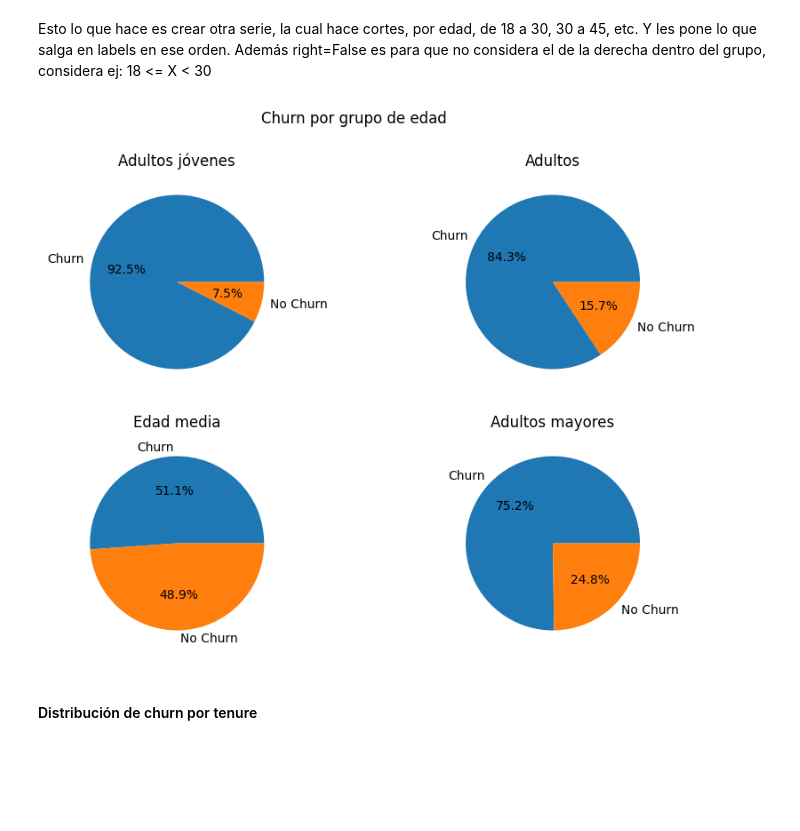
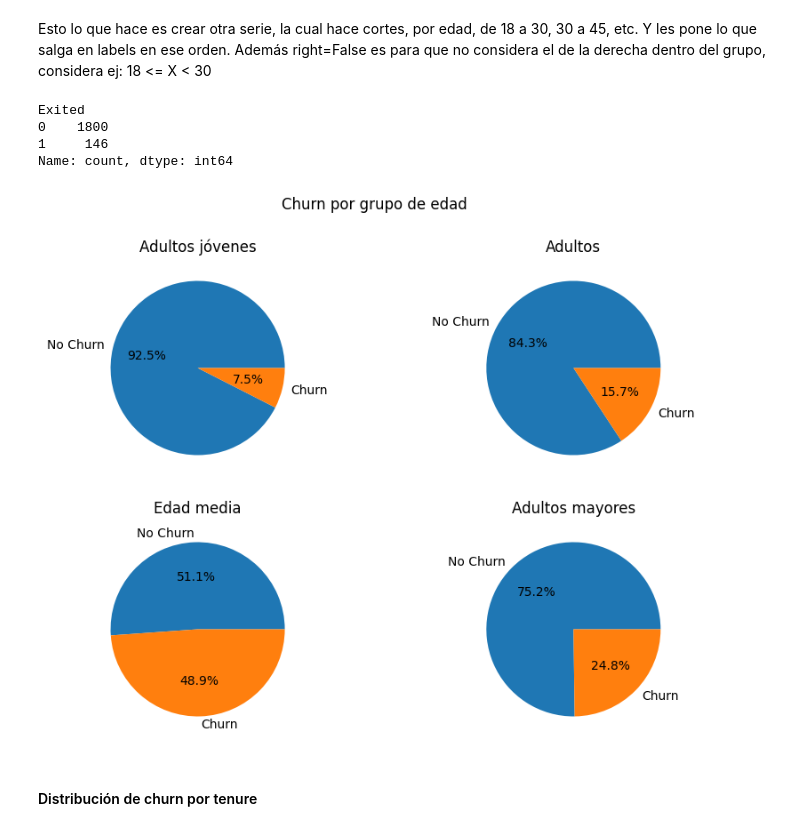
Before and after one commit to charligram/6_bank_churn, a Jupyter notebook: notebooks/01_EDA.ipynb, the cells around one changed output. Saved outputs shown, nothing was run; the diff lists cells and outputs as text; code cells hidden in the pictures; blank space fills up the shorter version.

```diff
--- a/notebooks/01_EDA.ipynb
+++ b/notebooks/01_EDA.ipynb
@@ -255,6 +255,13 @@ df_young_adult = df[df["AgeGroup"] == "Young adult"]
 df_adult = df[df["AgeGroup"] == "Adult"]
 df_middle_age = df[df["AgeGroup"] == "Middle Age"]
 df_senior = df[df["AgeGroup"] == "Senior"]
+# %%
+print(df_young_adult["Exited"].value_counts())
+# %% [output]
+Exited
+0    1800
+1     146
+Name: count, dtype: int64
 # %%
 fig, axs = plt.subplots(ncols=2, nrows=2, figsize=(10, 7))
 
@@ -263,38 +270,38 @@ fig.suptitle("Churn por grupo de edad")
 axs1 = axs[0][0]
 axs2 = axs[0][1]
 axs3 = axs[1][0]
 axs4 = axs[1][1]
 
 axs1.pie(
     df_young_adult["Exited"].value_counts(),
-    labels=["Churn", "No Churn"],
+    labels=["No Churn", "Churn"],
     autopct="%1.1f%%"
 )
 axs1.set_title("Adultos jóvenes")
 #----------------------
 axs2.pie(
     df_adult["Exited"].value_counts(),
-    labels=["Churn", "No Churn"],
+    labels=["No Churn", "Churn"],
     autopct="%1.1f%%"
 )
 axs2.set_title("Adultos")
 #----------------------
 axs3.pie(
     df_middle_age["Exited"].value_counts(),
-    labels=["Churn", "No Churn"],
+    labels=["No Churn", "Churn"],
     autopct="%1.1f%%"
 )
 axs3.set_title("Edad media")
 #----------------------
 axs4.pie(
     df_senior["Exited"].value_counts(),
-    labels=["Churn", "No Churn"],
+    labels=["No Churn", "Churn"],
     autopct="%1.1f%%"
 )
 axs4.set_title("Adultos mayores")
 plt.savefig("../outputs/figures/churn_by_ageGroup.png", bbox_inches="tight")
 # %% [output]
-[figure, old version]
+[figure, new version]
 # %% [markdown]
 #### Distribución de churn por tenure
 # %%
```
Also changed, not shown: parts of 1 cell of this notebook, 4 other files.
